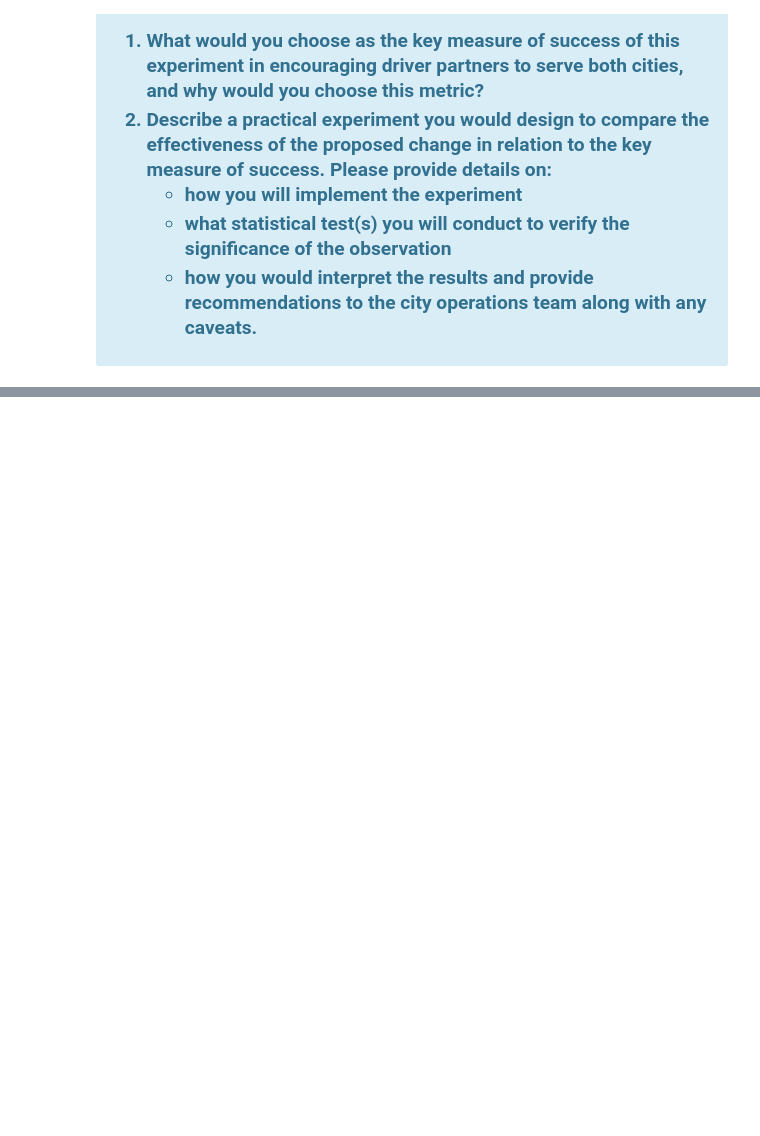
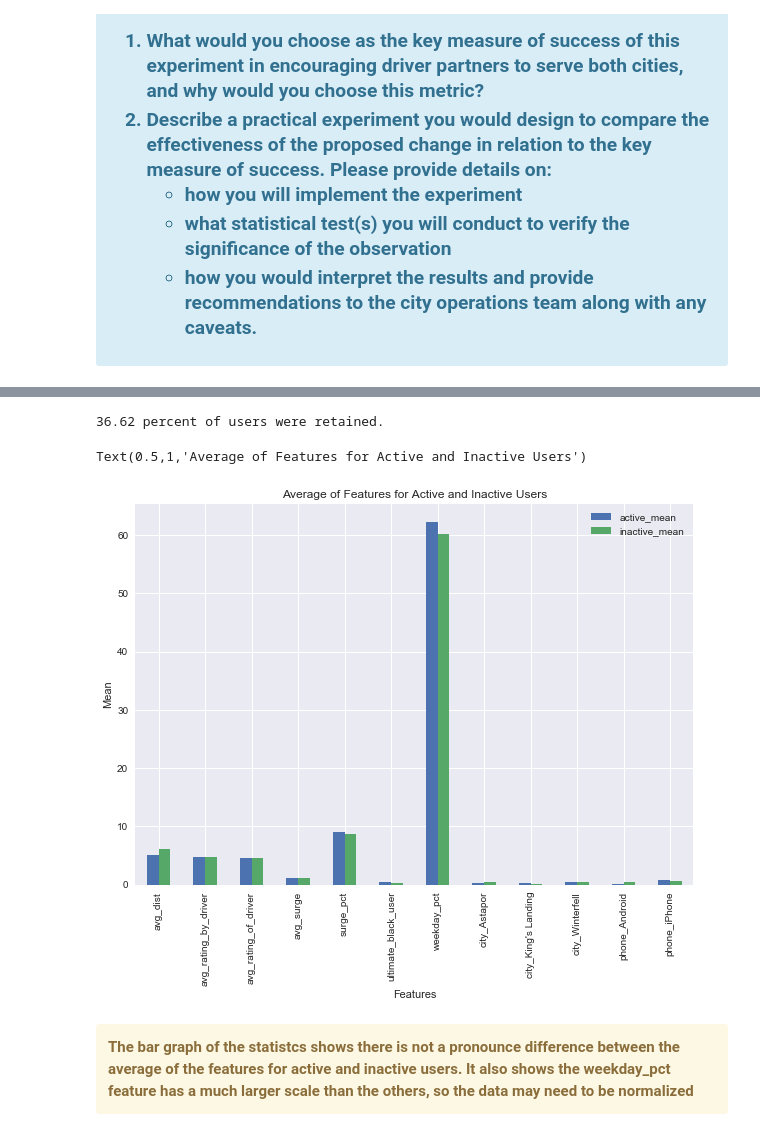
Before and after one commit to mtchem/Ultimate_technologies_challenge, a Jupyter notebook: Ulimate_inc_challenge.ipynb, the cells around one changed output, grey strips where cells are left out. Drawn from its saved outputs; the diff is of its cells as text; code cells hidden in the pictures; blank space fills up the shorter version.

```diff
--- a/Ulimate_inc_challenge.ipynb
+++ b/Ulimate_inc_challenge.ipynb
@@ -160,0 +222,58 @@ reimbursing all toll costs.
+# %%
+# load data
+with open('data/ultimate_data_challenge.json') as f:
+    data = json.load(f)
+
+# put data info pandas dataframe
+user_data = pd.DataFrame(data)
+
+# convert dates to datetime objects
+user_data['signup_date'] = pd.to_datetime(user_data['signup_date'])
+user_data['last_trip_date'] = pd.to_datetime(user_data['last_trip_date'])
+
+# find the date the data was pulled
+pull_date = user_data.last_trip_date.max()
+
+# determine 30 days previous to the pull day
+cut_off_day = pull_date - pd.Timedelta('30 days')
+
+# add active status to dataframe 0= inactive, 1 = active
+user_data['active_status'] = (user_data.last_trip_date > cut_off_day).astype('int')
+
+# add dummies to categorical data
+user_data = pd.get_dummies(user_data, columns = ['city', 'phone'])
+# %%
+# separate the active and inactive users
+active_user = user_data[user_data.active_status == 1]
+inactive_user = user_data[user_data.active_status == 0]
+# %%
+# fraction of the observed users that were retained
+fraction = round((len(active_user.active_status)/len(user_data.active_status)) * 100, 2)
+print('{} percent of users were retained.'.format(fraction))
+# %% [output]
+36.62 percent of users were retained.
+# %%
+# calculate the mean and standard deviation for each feature
+feature_columns = ['avg_dist', 'avg_rating_by_driver', 'avg_rating_of_driver', 'avg_surge',
+ 'surge_pct', 'ultimate_black_user', 'weekday_pct', 'city_Astapor',
+ "city_King's Landing", 'city_Winterfell', 'phone_Android','phone_iPhone']
+stats_dict = {}
+for col in feature_columns:
+    stats_dict[col] = [active_user[col].mean(), active_user[col].std(),
+                       inactive_user[col].mean(),inactive_user[col].std()]
+# %%
+# create a dataframe of the statistics
+stats_df = pd.DataFrame.from_dict(stats_dict, orient='index').rename(columns = {0:'active_mean', 1:'active_std', 2:'inactive_mean', 3:'inactive_std'})
+# %%
+# visualize the statistics
+stats_df[['active_mean', 'inactive_mean']].plot(kind = 'bar', yerr=stats_df[['active_std','inactive_std']], figsize = (10,7))
+plt.xlabel('Features')
+plt.ylabel('Mean')
+plt.title('Average of Features for Active and Inactive Users')
+# %% [output]
+Text(0.5,1,'Average of Features for Active and Inactive Users')
+[figure, added]
+# %% [markdown]
+<div class="alert alert-warning">
+<strong>The bar graph of the statistcs shows there is not a pronounce difference between the average of the features for active and inactive users.  It also shows the weekday_pct feature has a much larger scale than the others, so the data may need to be normalized</strong>
+</div>
```
Also changed, not shown: parts of 7 cells of this notebook, 1 other file.
